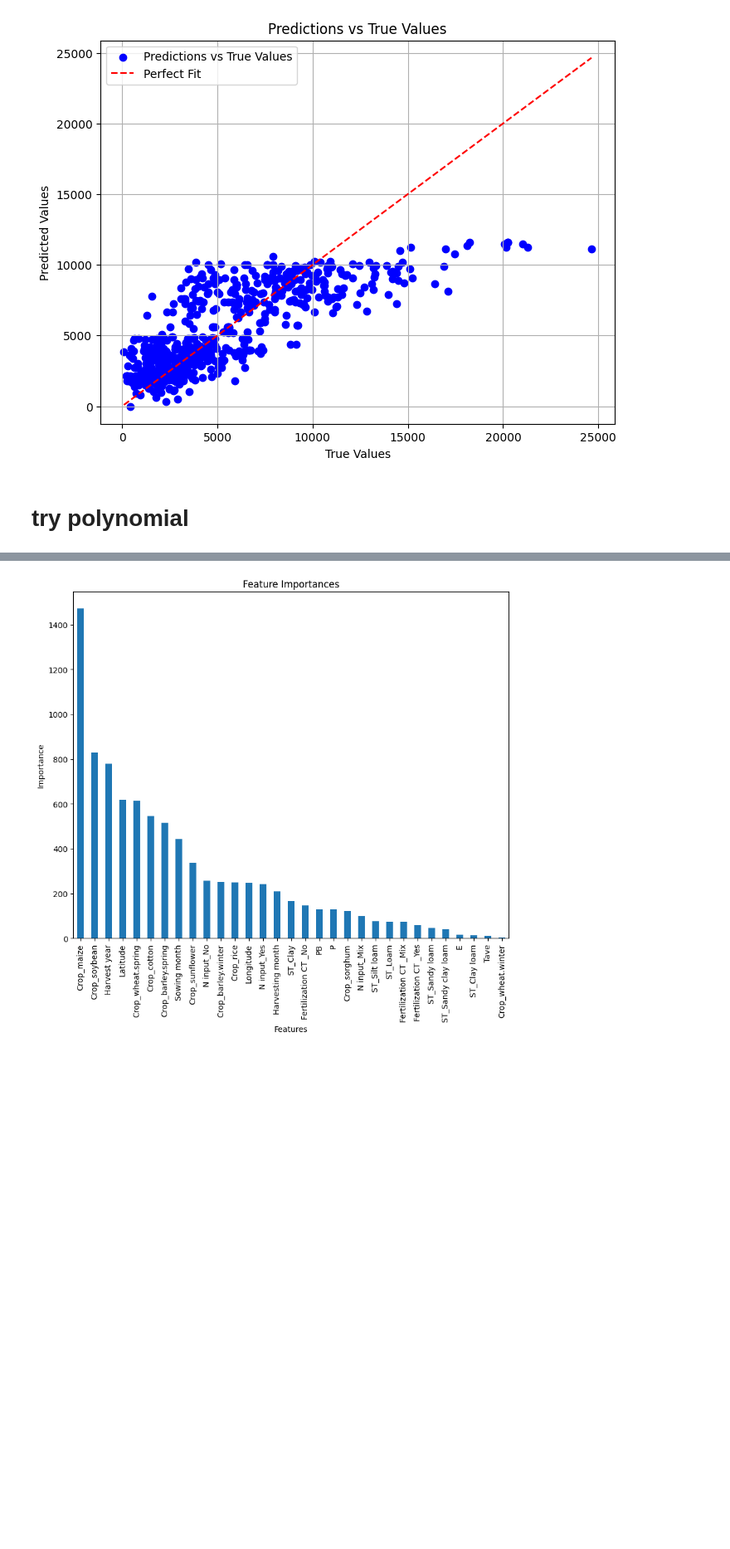
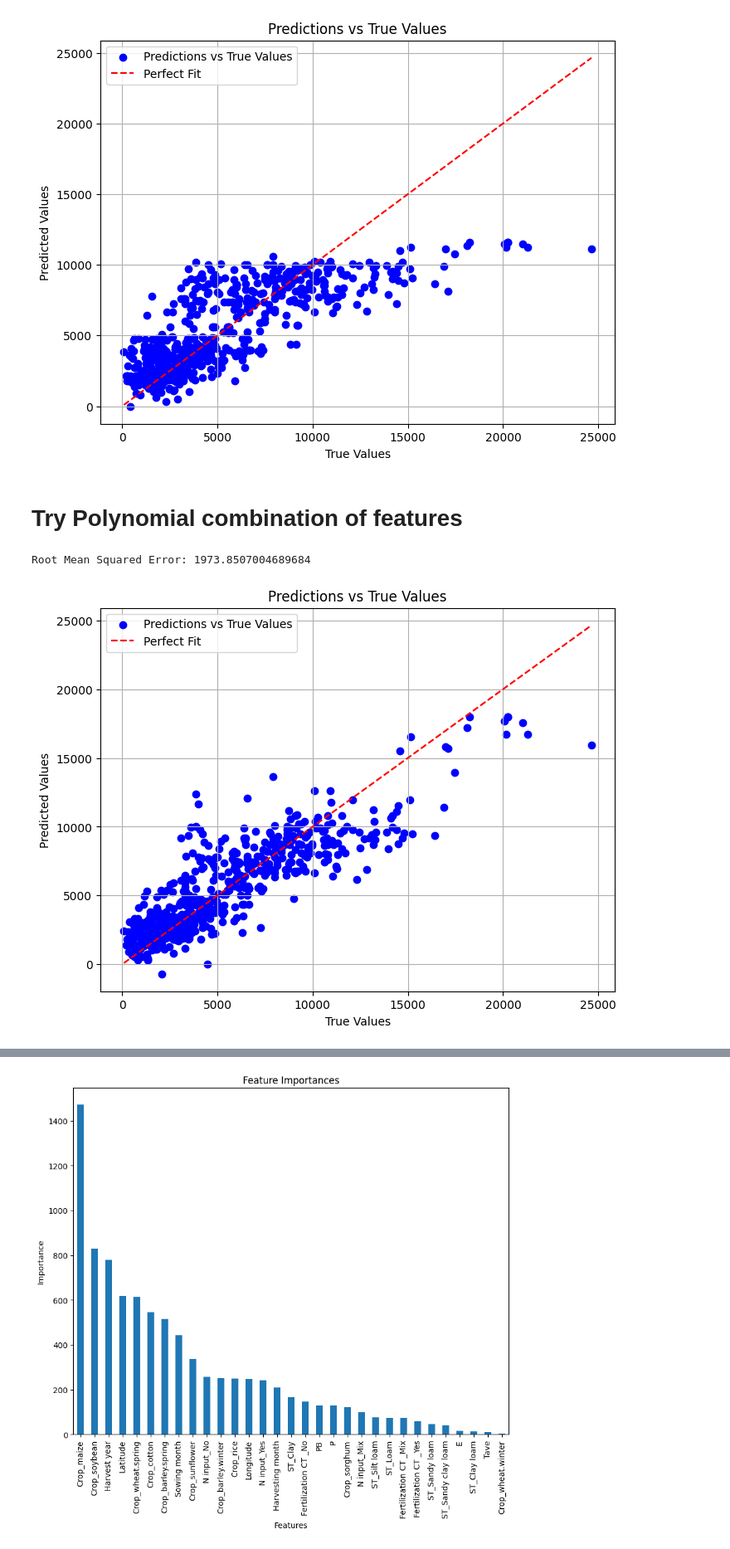
Before and after one commit to v-tanish012/ML-Course-Project, a Jupyter notebook: Code Files/univariate-and-linear-regression.ipynb, the cells around one changed output, grey strips where cells are left out. Shown at 83% size. Saved outputs shown, nothing was run; the diff lists cells and outputs as text; code cells hidden in the pictures; blank space fills up the shorter version.

```diff
--- a/Code Files/univariate-and-linear-regression.ipynb
+++ b/Code Files/univariate-and-linear-regression.ipynb
@@ -558,8 +571,8 @@ def plot_predictions_vs_truevals(predictions,y_test):
 plot_predictions_vs_truevals(Y_pred_scratch, Y_test)
 # %% [output]
 [figure]
-# %% [markdown]
-# try polynomial
+# %% [markdown]
+# Try Polynomial combination of features
 # %%
 from sklearn.preprocessing import PolynomialFeatures # polynommial features(extended features)
 poly_features = PolynomialFeatures(degree=2) # decide the maximal degree of the polynomial feature
@@ -569,3 +582,16 @@ X_ploy_test = poly_features.fit_transform(X_test) # convert the original feature
 scaler = StandardScaler()
 X_ploy = scaler.fit_transform(X_ploy)
 X_ploy_test = scaler.transform(X_ploy_test)
+# %%
+model_scratch_poly = linear_regression(features=X_ploy.shape[1],epochs=500,learning_rate=0.01)
+model_scratch_poly.fit(X_ploy,Y_train)
+Y_pred_scratch_ploy=model_scratch_poly.predict(X_ploy_test)
+# Evaluate the model using mean squared error
+rmse = mean_squared_error(Y_test, Y_pred_scratch_ploy)**0.5
+print("Root Mean Squared Error:", rmse)
+# %% [output]
+Root Mean Squared Error: 1973.8507004689684
+# %%
+plot_predictions_vs_truevals(Y_pred_scratch_ploy, Y_test)
+# %% [output]
+[figure, added]
```
Also changed, not shown: parts of 16 cells of this notebook.
